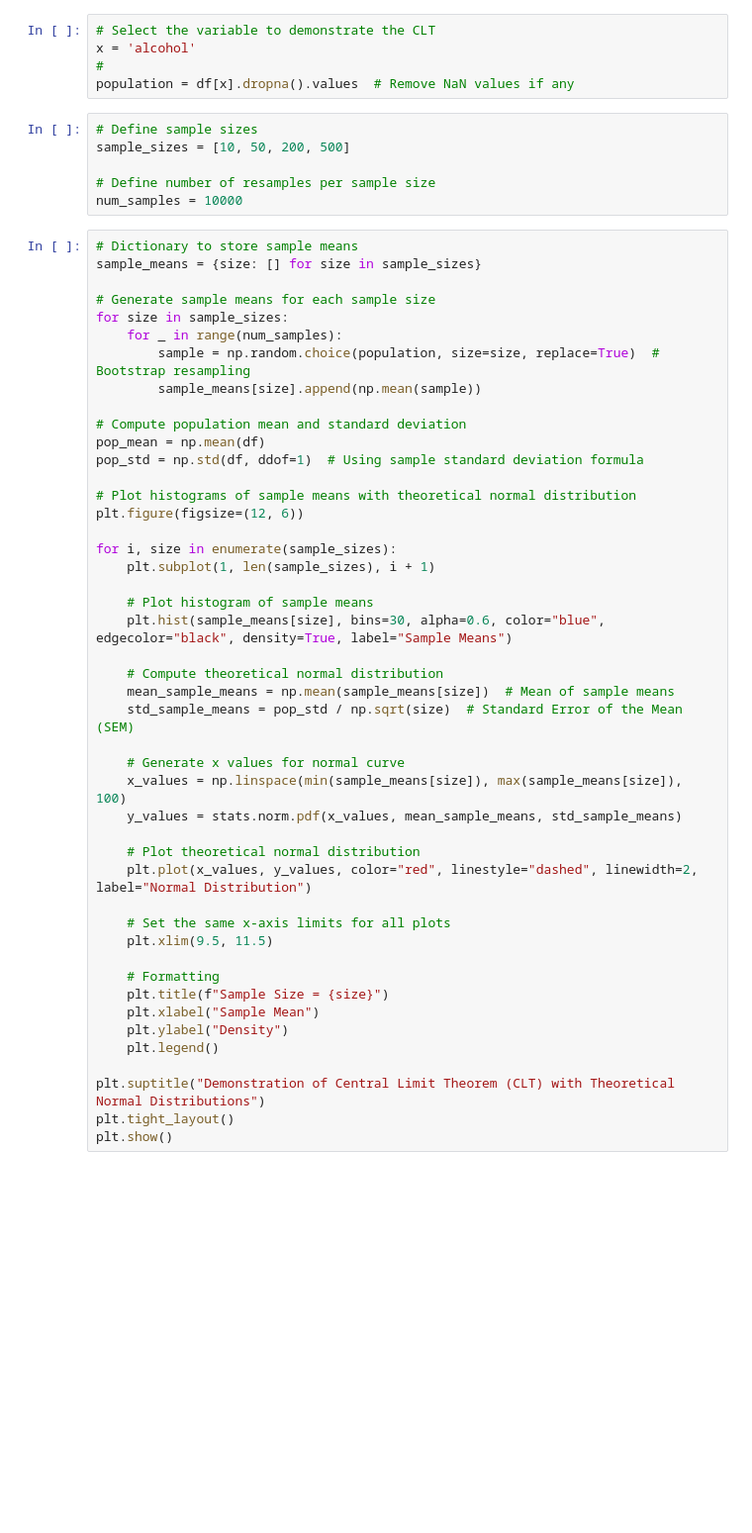
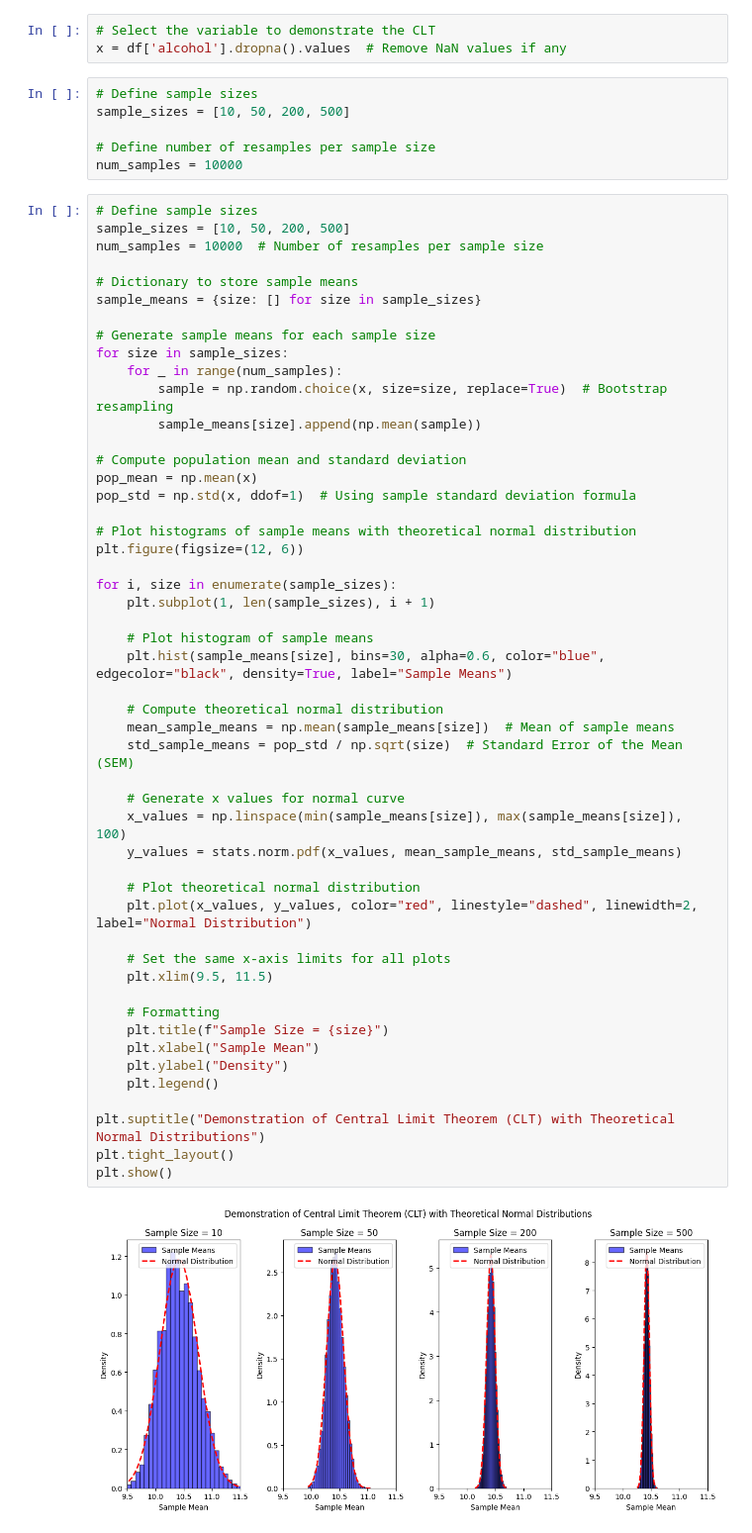
Before and after one commit to SaianPatel/InferentialStatistics, a Jupyter notebook: Coursework/2_CLT_LLN.ipynb, the cells around one changed output. Shown at 99% size. Drawn from its saved outputs; the diff is of its cells as text; blank space fills up the shorter version.

```diff
--- a/Coursework/2_CLT_LLN.ipynb
+++ b/Coursework/2_CLT_LLN.ipynb
@@ -11,9 +11,7 @@ import scipy.stats as stats
 df = pd.read_csv("Data/winequality-red.csv")
 # %%
 # Select the variable to demonstrate the CLT
-x = 'alcohol'
-#
-population = df[x].dropna().values  # Remove NaN values if any
+x = df['alcohol'].dropna().values  # Remove NaN values if any
 # %%
 # Define sample sizes
 sample_sizes = [10, 50, 200, 500]
@@ -21,48 +19,54 @@ sample_sizes = [10, 50, 200, 500]
 # Define number of resamples per sample size
 num_samples = 10000
 # %%
+# Define sample sizes
+sample_sizes = [10, 50, 200, 500]
+num_samples = 10000  # Number of resamples per sample size
+
 # Dictionary to store sample means
 sample_means = {size: [] for size in sample_sizes}
 
 # Generate sample means for each sample size
 for size in sample_sizes:
     for _ in range(num_samples):
-        sample = np.random.choice(population, size=size, replace=True)  # Bootstrap resampling
+        sample = np.random.choice(x, size=size, replace=True)  # Bootstrap resampling
         sample_means[size].append(np.mean(sample))
 
 # Compute population mean and standard deviation
-pop_mean = np.mean(df)
-pop_std = np.std(df, ddof=1)  # Using sample standard deviation formula
+pop_mean = np.mean(x)
+pop_std = np.std(x, ddof=1)  # Using sample standard deviation formula
 
 # Plot histograms of sample means with theoretical normal distribution
 plt.figure(figsize=(12, 6))
 
 for i, size in enumerate(sample_sizes):
     plt.subplot(1, len(sample_sizes), i + 1)
 
     # Plot histogram of sample means
     plt.hist(sample_means[size], bins=30, alpha=0.6, color="blue", edgecolor="black", density=True, label="Sample Means")
 
     # Compute theoretical normal distribution
     mean_sample_means = np.mean(sample_means[size])  # Mean of sample means
     std_sample_means = pop_std / np.sqrt(size)  # Standard Error of the Mean (SEM)
 
     # Generate x values for normal curve
     x_values = np.linspace(min(sample_means[size]), max(sample_means[size]), 100)
     y_values = stats.norm.pdf(x_values, mean_sample_means, std_sample_means)
 
     # Plot theoretical normal distribution
     plt.plot(x_values, y_values, color="red", linestyle="dashed", linewidth=2, label="Normal Distribution")
 
     # Set the same x-axis limits for all plots
     plt.xlim(9.5, 11.5)
 
     # Formatting
     plt.title(f"Sample Size = {size}")
     plt.xlabel("Sample Mean")
     plt.ylabel("Density")
     plt.legend()
 
 plt.suptitle("Demonstration of Central Limit Theorem (CLT) with Theoretical Normal Distributions")
 plt.tight_layout()
 plt.show()
+# %% [output]
+[figure, added]
```
